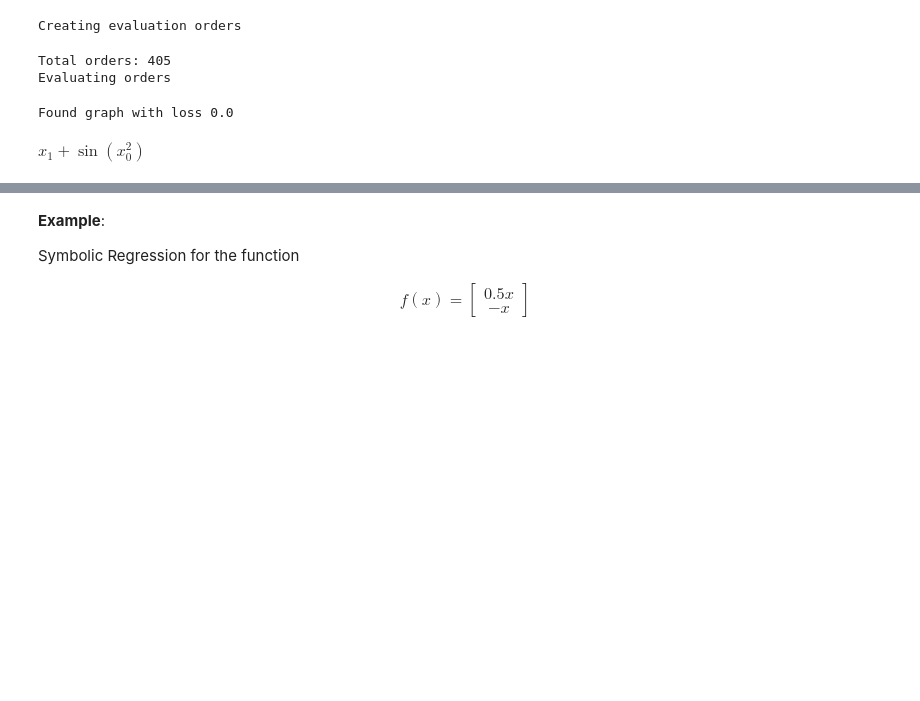
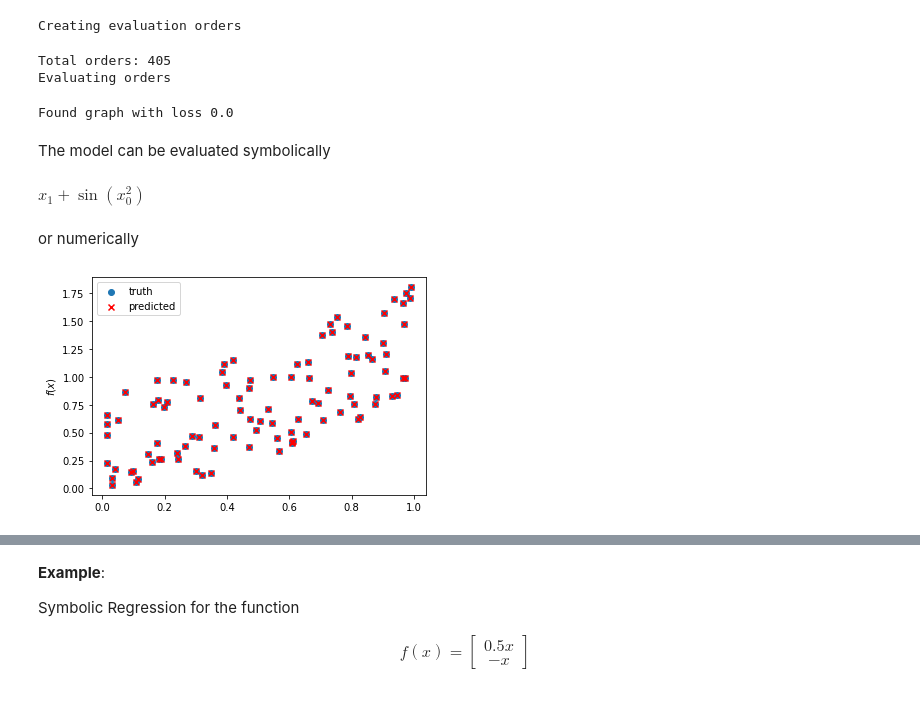
Before and after one commit to kahlmeyer94/DAG_search, a Jupyter notebook: tutorial.ipynb, the cells around one changed output, grey strips where cells are left out. Saved outputs shown, nothing was run; the diff lists cells and outputs as text; code cells hidden in the pictures; blank space fills up the shorter version.

```diff
--- a/tutorial.ipynb
+++ b/tutorial.ipynb
@@ -18,16 +41,38 @@ Symbolic Regression for the function
 f(x) = \sin(x_0^2) + x_1
 \end{align}
 # %%
+# define regression problem
 X = np.random.rand(100, 2)
 y = np.sin(X[:, 0]**2) + X[:, 1]
+
+# use regressor
+est = dag_search.DAGRegressor(n_calc_nodes = 2, max_orders = int(1e4))
+est.fit(X, y, verbose = 2)
+# %% [output]
+Creating evaluation orders
+Total orders: 405
+Evaluating orders
+Found graph with loss 0.0
-# %%
-est = dag_search.DAGRegressor(n_calc_nodes = 2, max_orders = int(1e4))
-est.fit(X, y, verbose = 2)
-est.model()
-# %% [output]
-Creating evaluation orders
-Total orders: 405
-Evaluating orders
-Found graph with loss 0.0
-$\displaystyle x_{1} + \sin{\left(x_{0}^{2} \right)}$
+# %% [markdown]
+The model can be evaluated symbolically
+# %%
+# get symbolic expression
+est.model()
+# %% [output]
+$\displaystyle x_{1} + \sin{\left(x_{0}^{2} \right)}$
+# %% [markdown]
+or numerically
+# %%
+# predict
+pred = est.predict(X)
+
+
+# plotting
+plt.scatter(X[:, 0], y, label = 'truth')
+plt.scatter(X[:, 0], pred, marker = 'x', color = 'red', label = 'predicted')
+plt.legend()
+plt.ylabel(f'$f(x)$')
+plt.show()
+# %% [output]
+[figure, added]
 # %% [markdown]
```
Also changed, not shown: parts of 25 cells of this notebook.
